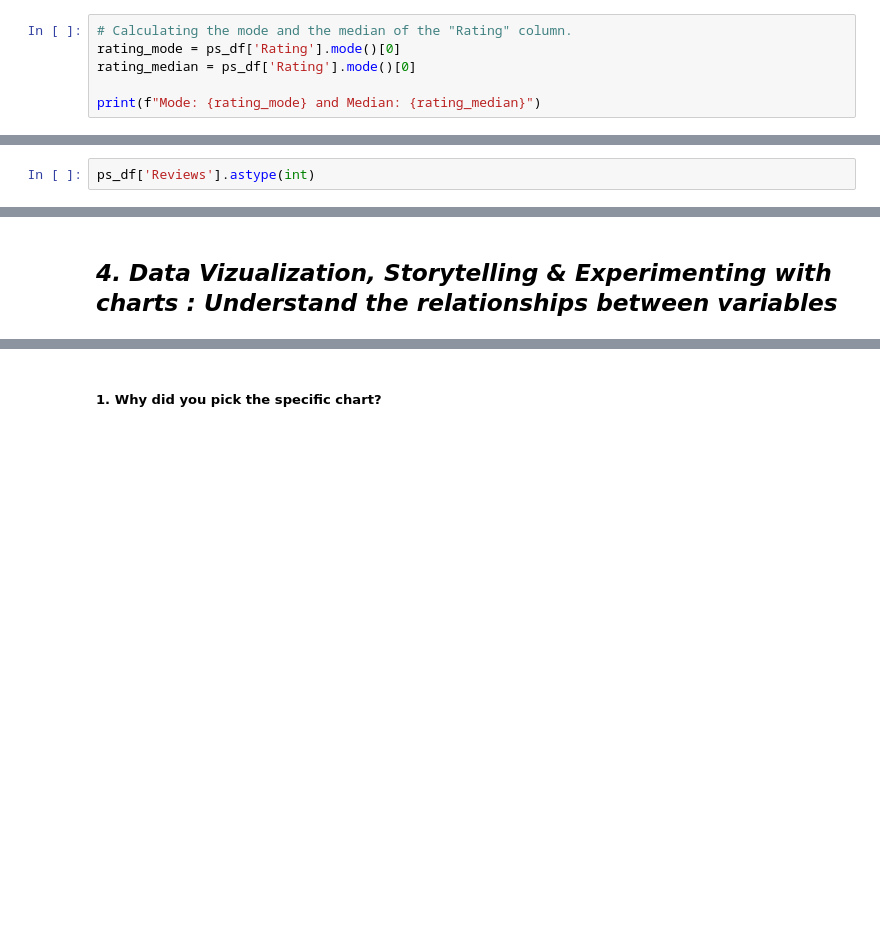
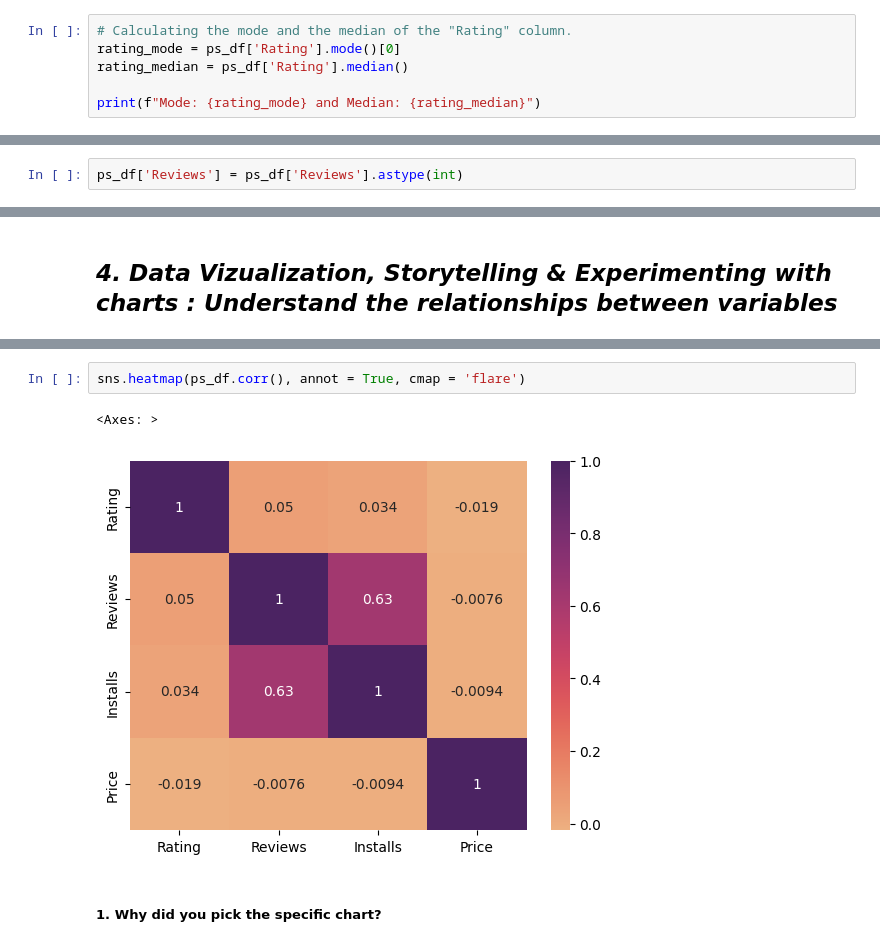
Before and after one commit to dipankarsahu1000/Play-Store-App-Review-Analysis, a Jupyter notebook: Play_Store_App_Review_Analysis.ipynb, the cells around one changed output, grey strips where cells are left out. Saved outputs shown, nothing was run; the diff lists cells and outputs as text; blank space fills up the shorter version.

```diff
--- a/Play_Store_App_Review_Analysis.ipynb
+++ b/Play_Store_App_Review_Analysis.ipynb
@@ -608,7 +608,7 @@ It can be seen that the distribution is a bit left-skewed one. So, filling the n
 # %%
 # Calculating the mode and the median of the "Rating" column.
 rating_mode = ps_df['Rating'].mode()[0]
-rating_median = ps_df['Rating'].mode()[0]
+rating_median = ps_df['Rating'].median()
 
 print(f"Mode: {rating_mode} and Median: {rating_median}")
 # %% [output]
@@ -688,4 +688,4 @@ The first two `columns 'App' and 'Category' are of type 'string'` as expected, a
 # %% [markdown]
 The `column 'Reviews' should be of a numerical datatype`.
 # %%
-ps_df['Reviews'].astype(int)
+ps_df['Reviews'] = ps_df['Reviews'].astype(int)
@@ -1024,3 +1025,8 @@ Answer Here.
+# %%
+sns.heatmap(ps_df.corr(), annot = True, cmap = 'flare')
+# %% [output]
+<Axes: >
+[figure, added]
 # %% [markdown]
 ##### 1. Why did you pick the specific chart?
 # %% [markdown]
```
Also changed, not shown: parts of 7 cells of this notebook.
